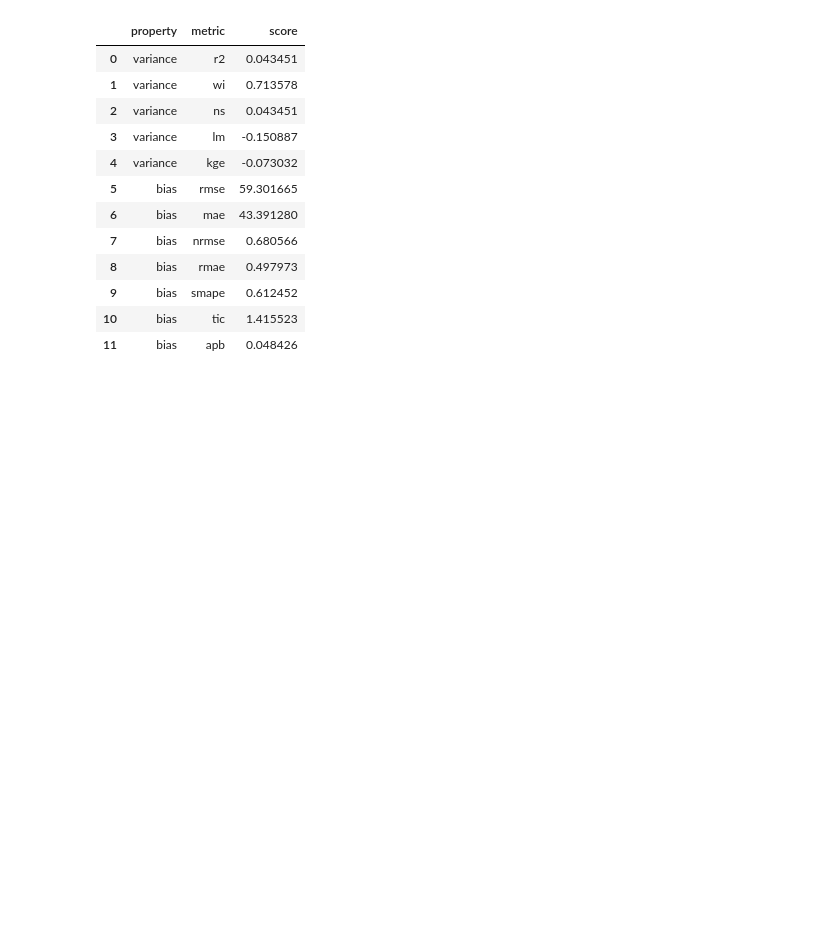
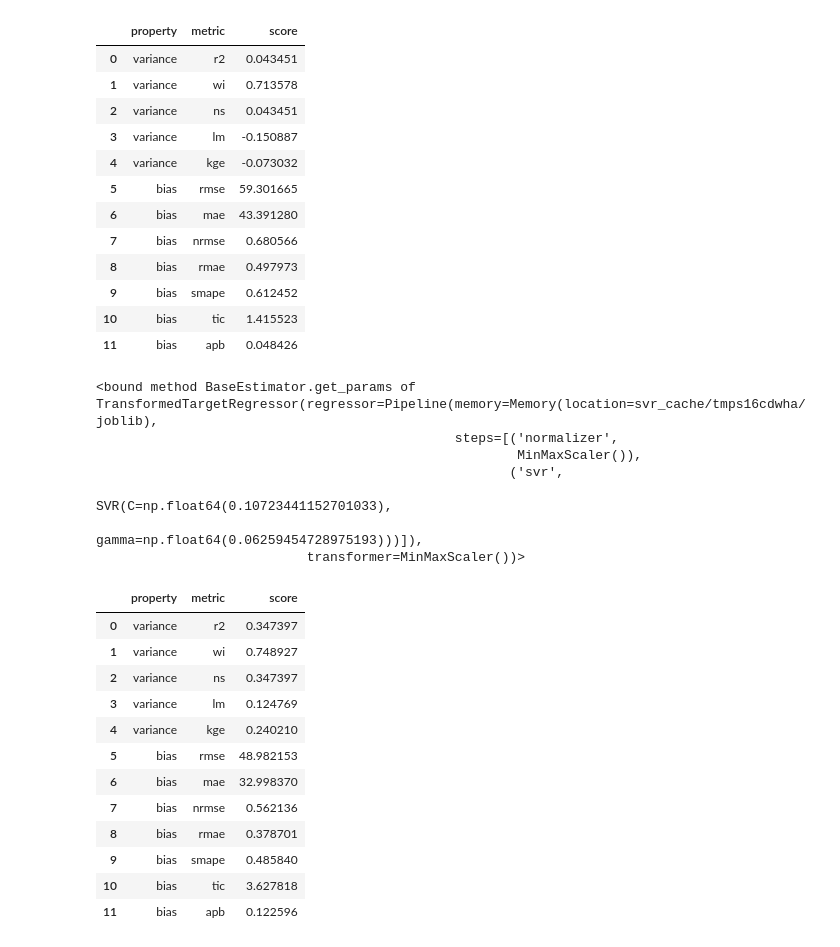
Before and after one commit to BenLeidig/de_lu_epf, a Jupyter notebook: doc/svr_dev.ipynb, the cells around one changed output. Saved outputs shown, nothing was run; the diff lists cells and outputs as text; code cells hidden in the pictures; blank space fills up the shorter version.

```diff
--- a/doc/svr_dev.ipynb
+++ b/doc/svr_dev.ipynb
@@ -186,3 +395,27 @@ evaluate_model(svr_gridsearchcv, X_test, y_test)
 | 9 | bias | smape | 0.612452 |
 | 10 | bias | tic | 1.415523 |
 | 11 | bias | apb | 0.048426 |
+# %%
+print(svr_randomsearchcv.get_params)
+evaluate_model(svr_randomsearchcv, X_test, y_test)
+# %% [output]
+<bound method BaseEstimator.get_params of TransformedTargetRegressor(regressor=Pipeline(memory=Memory(location=svr_cache/tmps16cdwha/joblib),
+                                              steps=[('normalizer',
+                                                      MinMaxScaler()),
+                                                     ('svr',
+                                                      SVR(C=np.float64(0.10723441152701033),
+                                                          gamma=np.float64(0.06259454728975193)))]),
+                           transformer=MinMaxScaler())>
+|  | property | metric | score |
+| 0 | variance | r2 | 0.347397 |
+| 1 | variance | wi | 0.748927 |
+| 2 | variance | ns | 0.347397 |
+| 3 | variance | lm | 0.124769 |
+| 4 | variance | kge | 0.240210 |
+| 5 | bias | rmse | 48.982153 |
+| 6 | bias | mae | 32.998370 |
+| 7 | bias | nrmse | 0.562136 |
+| 8 | bias | rmae | 0.378701 |
+| 9 | bias | smape | 0.485840 |
+| 10 | bias | tic | 3.627818 |
+| 11 | bias | apb | 0.122596 |
```
Also changed, not shown: parts of 14 cells of this notebook, 7 other files.
